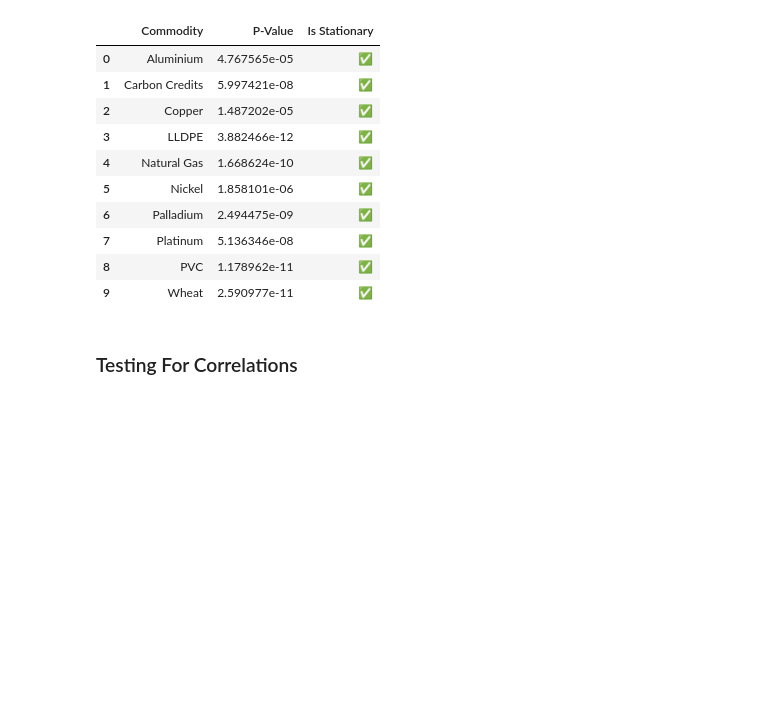
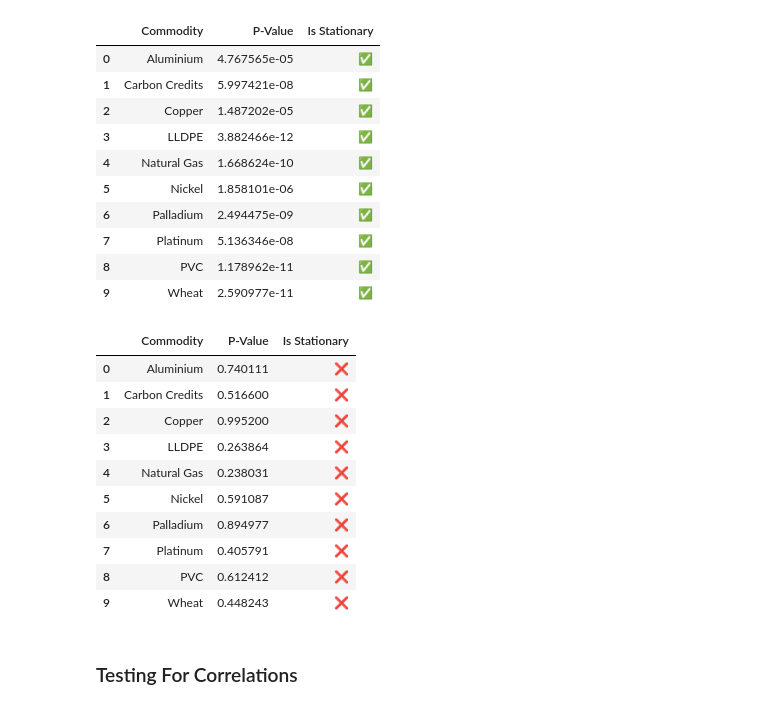
Before and after one commit to Phutoast/commodity-prices-prediction, a Jupyter notebook: explore_data_plot.ipynb, the cells around one changed output. Saved outputs shown, nothing was run; the diff lists cells and outputs as text; code cells hidden in the pictures; blank space fills up the shorter version.

```diff
--- a/explore_data_plot.ipynb
+++ b/explore_data_plot.ipynb
@@ -44,6 +44,20 @@ explore_data.stationary_test(False)
 | 7 | Platinum | 5.136346e-08 | ✅ |
 | 8 | PVC | 1.178962e-11 | ✅ |
 | 9 | Wheat | 2.590977e-11 | ✅ |
+# %%
+explore_data.stationary_test(False, is_diff=False)
+# %% [output]
+|  | Commodity | P-Value | Is Stationary |
+| 0 | Aluminium | 0.740111 | ❌ |
+| 1 | Carbon Credits | 0.516600 | ❌ |
+| 2 | Copper | 0.995200 | ❌ |
+| 3 | LLDPE | 0.263864 | ❌ |
+| 4 | Natural Gas | 0.238031 | ❌ |
+| 5 | Nickel | 0.591087 | ❌ |
+| 6 | Palladium | 0.894977 | ❌ |
+| 7 | Platinum | 0.405791 | ❌ |
+| 8 | PVC | 0.612412 | ❌ |
+| 9 | Wheat | 0.448243 | ❌ |
 # %% [markdown]
 ### Testing For Correlations
 # %%
```
Also changed, not shown: parts of 6 cells of this notebook, 8 other files.
